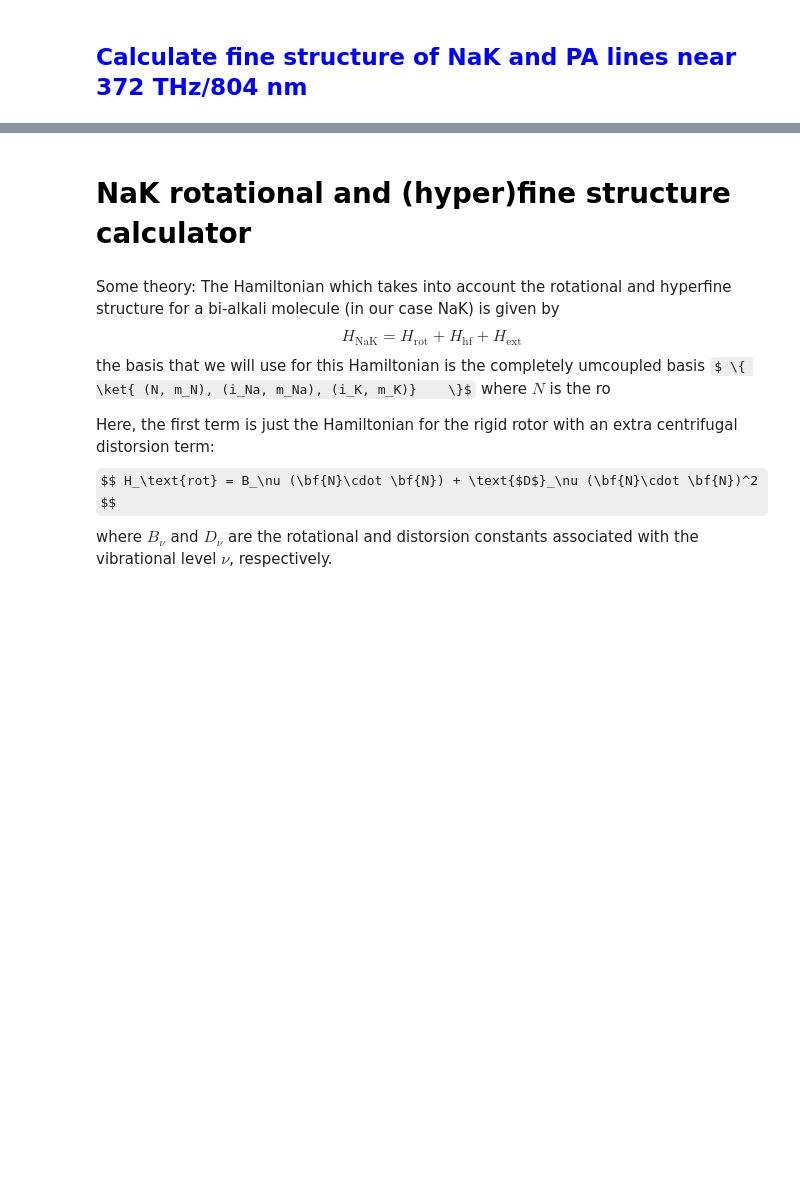
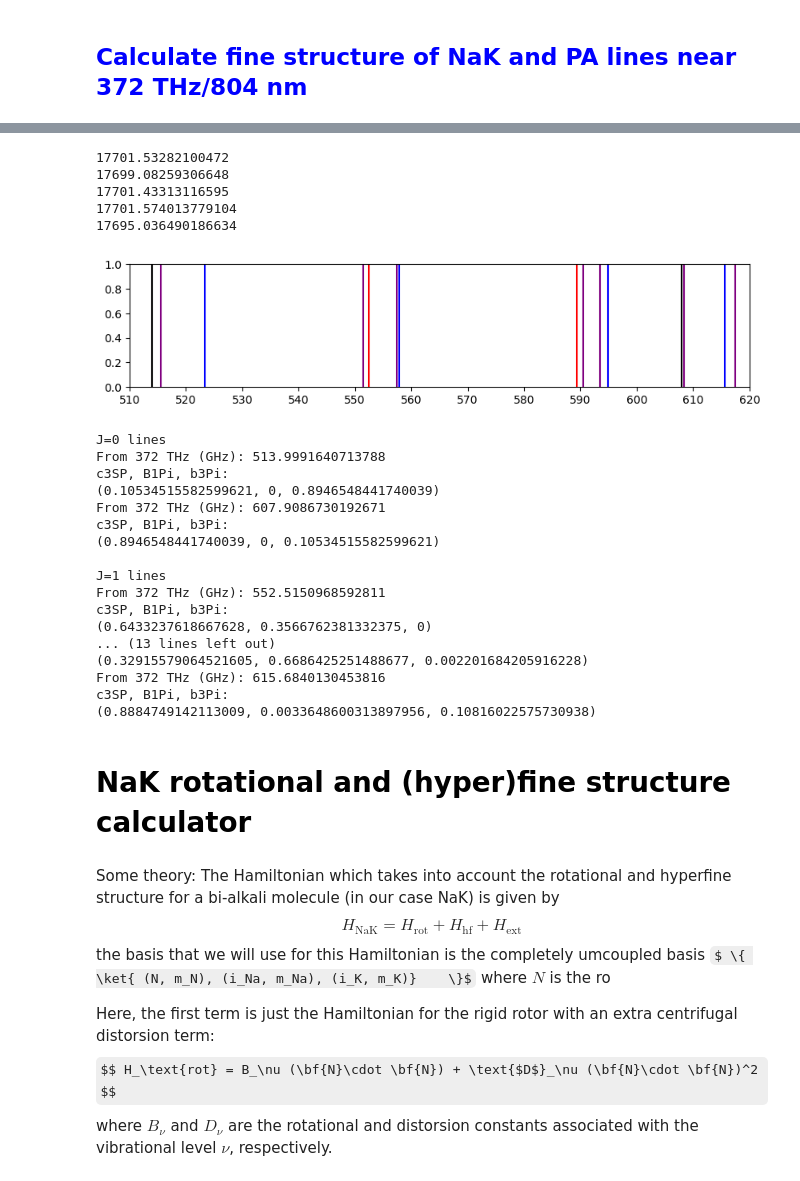
Before and after one commit to huanium/huanium, a Jupyter notebook: MIT_PhD/AMO_Calculator/AMO_Calculator.ipynb, the cells around one changed output, grey strips where cells are left out. Saved outputs shown, nothing was run; the diff lists cells and outputs as text; code cells hidden in the pictures; some formulas as TeX source; blank space fills up the shorter version.

```diff
--- a/MIT_PhD/AMO_Calculator/AMO_Calculator.ipynb
+++ b/MIT_PhD/AMO_Calculator/AMO_Calculator.ipynb
@@ -2122,45 +2113,3 @@ $$ H_{J=2} = \begin{pmatrix}  E_B + 4 B_B & \sqrt{3/5} \xi_{Bc, J=2} & \sqrt{2/5
 \end{pmatrix} $$
 # %% [markdown]
 ## <font size=4, color='blue'>Calculate fine structure of NaK and PA lines near 372 THz/804 nm</font>
-# %%
-# construct FS hamiltonian for (B1Pi, 12) + (c3SP, 35) + (b3Pi, 66) complex:
-def fine_structure_Hamiltonian_B1Pi_12_c3SP_35_b3Pi_66():
-    # Molecular constants for fine structure analysis of (B1Pi, 12) + (c3SP, 35) + (b3Pi, 66) complex:
-    E_B = bound_state_energy_cm1(potential = 'B1Pi',        j=1,  mass_scaled=True)[12]
-    E_c = bound_state_energy_cm1(potential = 'c3SigmaPlus', j=1,  mass_scaled=True)[35]
-    E_b = bound_state_energy_cm1(potential = 'b3Pi',        j=0,  mass_scaled=True)[66]
-    B_B = rotational_constant(   potential = 'B1Pi',        v=12, mass_scaled=True)
-    B_c = rotational_constant(   potential = 'c3SigmaPlus', v=35, mass_scaled=True)
-    B_b = rotational_constant(   potential = 'b3Pi',        v=66, mass_scaled=True)
-    print(E_B)
-    print(E_c)
-    print(E_b)
-    Xi_Bc_J_1 = 0.5899
-    Xi_Bc_J_2 = 0.5833
-    Xi_bc     = 0.68
-    lambda_SS = -0.55
-    gamma_SR  = 0.0215
-
-    H_J_0 = np.array([[E_c - gamma_SR - 2*lambda_SS, -np.sqrt(2)*Xi_bc],
-                      [-np.sqrt(2)*Xi_bc           , E_b]])
-    H_J_1 = np.array([[E_B      , Xi_Bc_J_1],
-                      [Xi_Bc_J_1, E_c]])
-    H_J_2 = np.array([[E_B+4*B_B             , np.sqrt(3/5)*Xi_Bc_J_2            , np.sqrt(2/5)*Xi_Bc_J_2                     , 0],
-                      [np.sqrt(3/5)*Xi_Bc_J_2, E_c + 2*gamma_SR - (4/5)*lambda_SS, 2*np.sqrt(6)*lambda_SS/5                   , np.sqrt(4/5)*Xi_bc],
-                      [np.sqrt(2/5)*Xi_Bc_J_2, 2*np.sqrt(6)*lambda_SS/5          , E_c + 10*B_c - 3*gamma_SR - (6/5)*lambda_SS,-np.sqrt(6/5)*Xi_bc],
-                      [0                     , np.sqrt(4/5)*Xi_bc                , -np.sqrt(6/5)*Xi_bc                        , E_b + 6*B_b]])
-    H = scipy.linalg.block_diag(H_J_0, H_J_1, H_J_2)
-
-    energies, mixed_states = np.linalg.eigh(H)
-
-    lines = cm1_to_THz(energies - DeX)
-
-    return lines, mixed_states
-# %%
-# plot lines:
-lines_near_372THz_804nm, mixed_states_near_372THz_804nm = fine_structure_Hamiltonian_B1Pi_12_c3SP_35_b3Pi_66()
-fig, ax = plt.subplots(figsize=(10,2))
-
-for i in range(len(lines_near_372THz_804nm)):
-    ax.axvline( (lines_near_372THz_804nm[i] -372)*1e3, color='black')
-plt.show()
@@ -2171,0 +2120,12 @@ plt.show()
+# %%
+print(bound_state_energy_cm1(potential='B1Pi', j=1, mass_scaled=True)[12])
+print(B1Pi_J_1_df['En_NC'][12] + DeX)
+print(bound_state_energy_cm1(potential='c3SigmaPlus', j=1, mass_scaled=True)[35])
+print(c3SigmaPlus_J_1_df['En_NC'][35]+DeX)
+print(b3Pi_J_0_df['En_NC'][66]+DeX)
+# %% [output]
+17701.53282100472
+17699.08259306648
+17701.43313116595
+17701.574013779104
+17695.036490186634
@@ -2172,3 +2297,24 @@ plt.show()
+# %%
+fine_structure_Hamiltonian_B1Pi_12_c3SP_35_b3Pi_66()
+# %% [output]
+[figure, added]
+J=0 lines
+From 372 THz (GHz): 513.9991640713788
+c3SP, B1Pi, b3Pi:
+(0.10534515582599621, 0, 0.8946548441740039)
+From 372 THz (GHz): 607.9086730192671
+c3SP, B1Pi, b3Pi:
+(0.8946548441740039, 0, 0.10534515582599621)
+
+J=1 lines
+From 372 THz (GHz): 552.5150968592811
+c3SP, B1Pi, b3Pi:
+(0.6433237618667628, 0.3566762381332375, 0)
+... (13 lines left out)
+(0.32915579064521605, 0.6686425251488677, 0.002201684205916228)
+From 372 THz (GHz): 615.6840130453816
+c3SP, B1Pi, b3Pi:
+(0.8884749142113009, 0.0033648600313897956, 0.10816022575730938)
 # %% [markdown]
 # <font size=5, color='black'>NaK rotational and (hyper)fine structure calculator </font>
 # %% [markdown]
```
Also changed, not shown: parts of 14 cells of this notebook, 11 other files.
